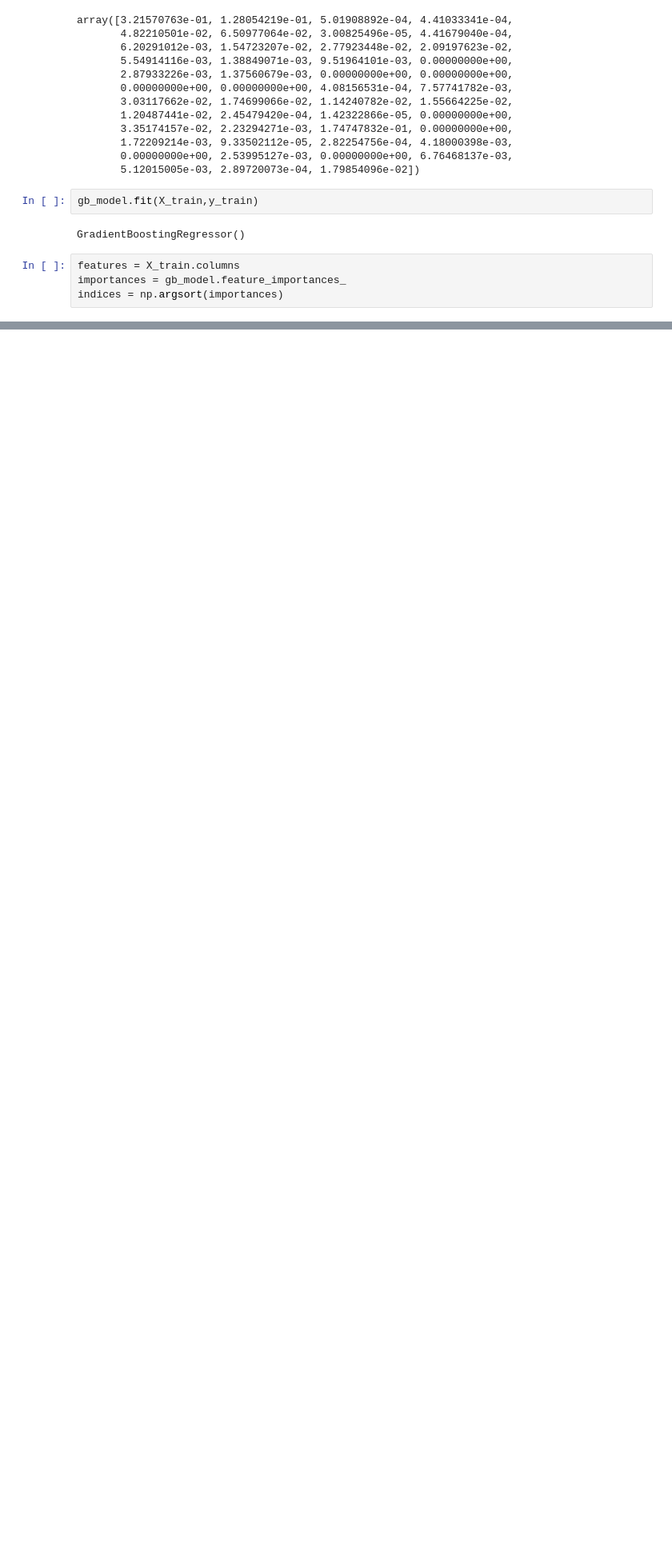
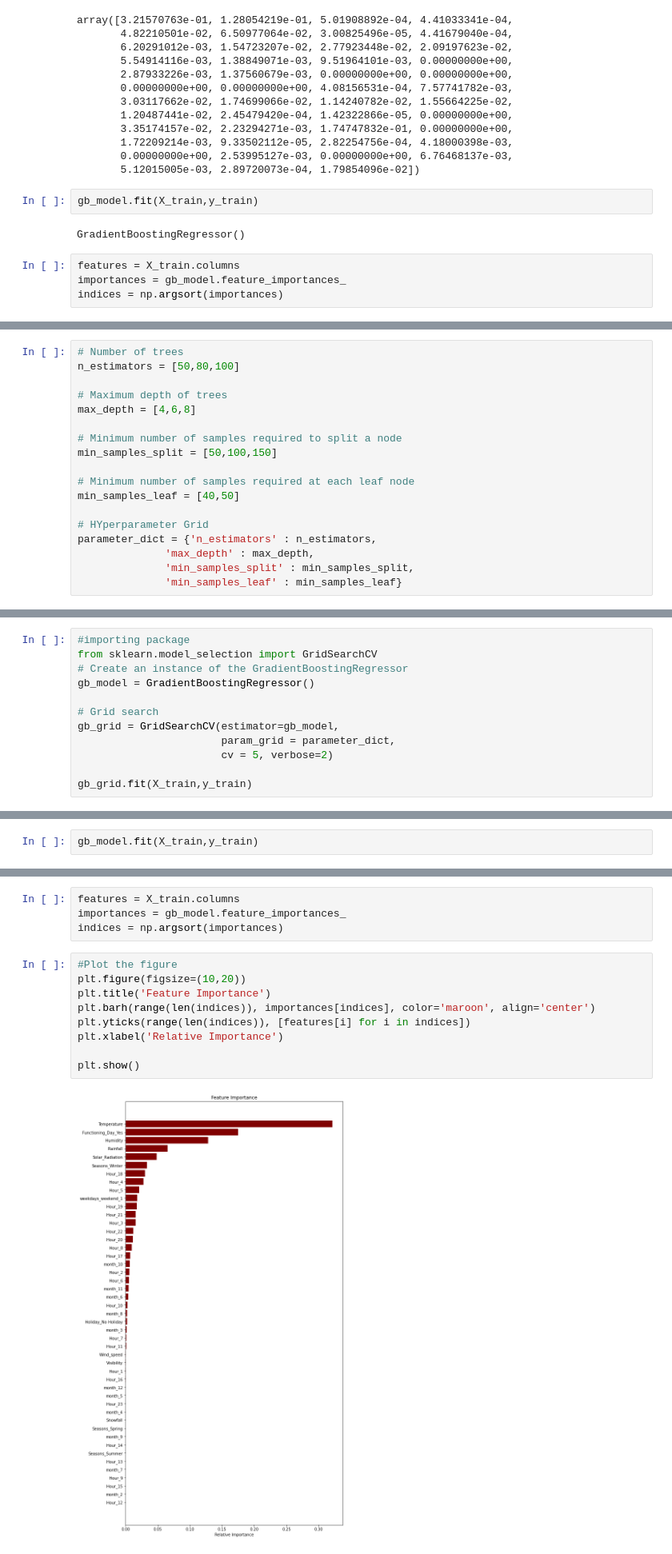
Before and after one commit to vivvvek24/Bike-Sharing-Demand-Prediction, a Jupyter notebook: Copy_of_Bike_Sharing_Demand_Prediction_Capstone_Project.ipynb, the cells around one changed output, grey strips where cells are left out. Shown at 80% size. Drawn from its saved outputs; the diff is of its cells as text; blank space fills up the shorter version.

```diff
--- a/Copy_of_Bike_Sharing_Demand_Prediction_Capstone_Project.ipynb
+++ b/Copy_of_Bike_Sharing_Demand_Prediction_Capstone_Project.ipynb
@@ -1408,0 +1415,18 @@ plt.show()
+# %%
+# Number of trees
+n_estimators = [50,80,100]
+
+# Maximum depth of trees
+max_depth = [4,6,8]
+
+# Minimum number of samples required to split a node
+min_samples_split = [50,100,150]
+
+# Minimum number of samples required at each leaf node
+min_samples_leaf = [40,50]
+
+# HYperparameter Grid
+parameter_dict = {'n_estimators' : n_estimators,
+              'max_depth' : max_depth,
+              'min_samples_split' : min_samples_split,
+              'min_samples_leaf' : min_samples_leaf}
@@ -1408,0 +1440,12 @@ plt.show()
+# %%
+#importing package
+from sklearn.model_selection import GridSearchCV
+# Create an instance of the GradientBoostingRegressor
+gb_model = GradientBoostingRegressor()
+
+# Grid search
+gb_grid = GridSearchCV(estimator=gb_model,
+                       param_grid = parameter_dict,
+                       cv = 5, verbose=2)
+
+gb_grid.fit(X_train,y_train)
@@ -1408,0 +1579,2 @@ plt.show()
+# %%
+gb_model.fit(X_train,y_train)
@@ -1408,0 +1583,15 @@ plt.show()
+# %%
+features = X_train.columns
+importances = gb_model.feature_importances_
+indices = np.argsort(importances)
+# %%
+#Plot the figure
+plt.figure(figsize=(10,20))
+plt.title('Feature Importance')
+plt.barh(range(len(indices)), importances[indices], color='maroon', align='center')
+plt.yticks(range(len(indices)), [features[i] for i in indices])
+plt.xlabel('Relative Importance')
+
+plt.show()
+# %% [output]
+[figure, added]
```
Also changed, not shown: parts of 16 cells of this notebook.
